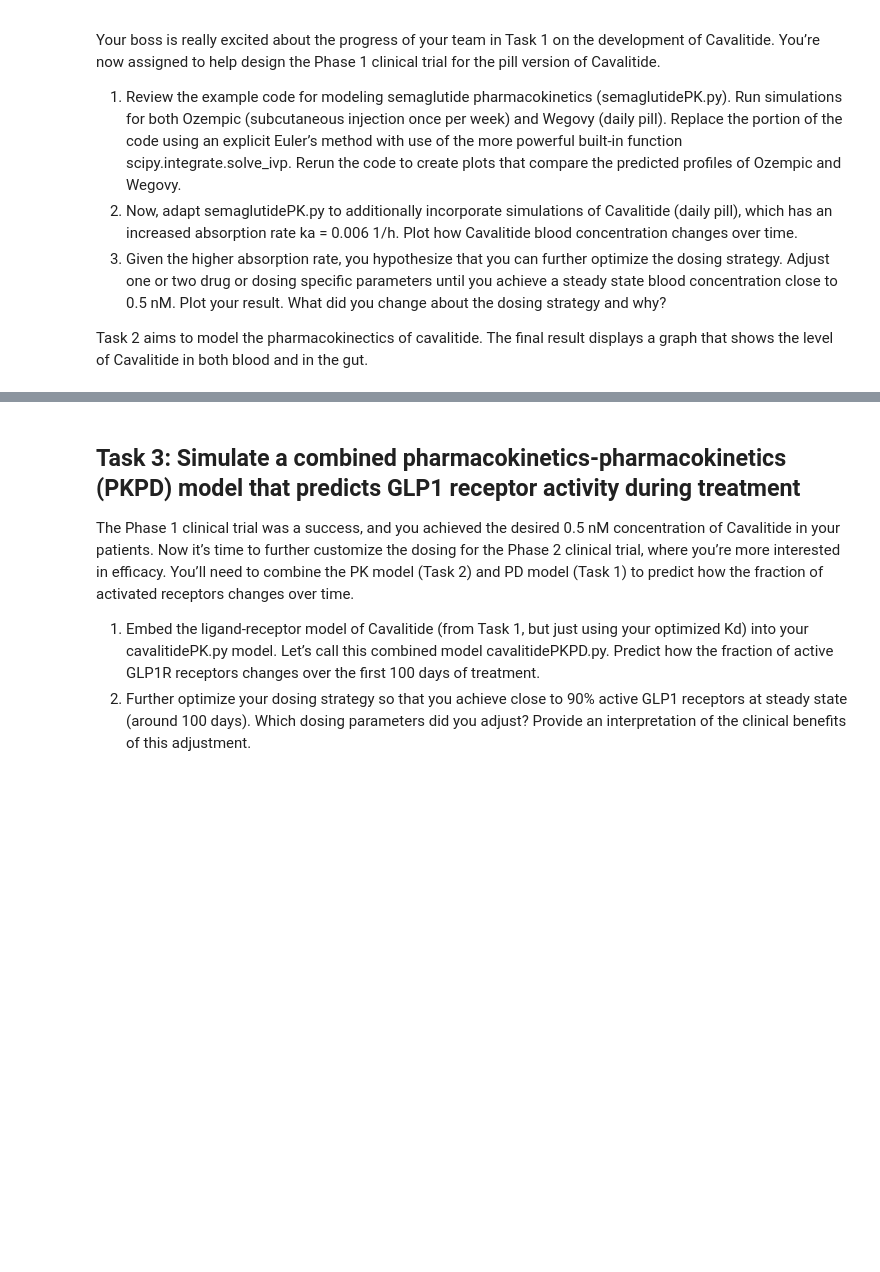
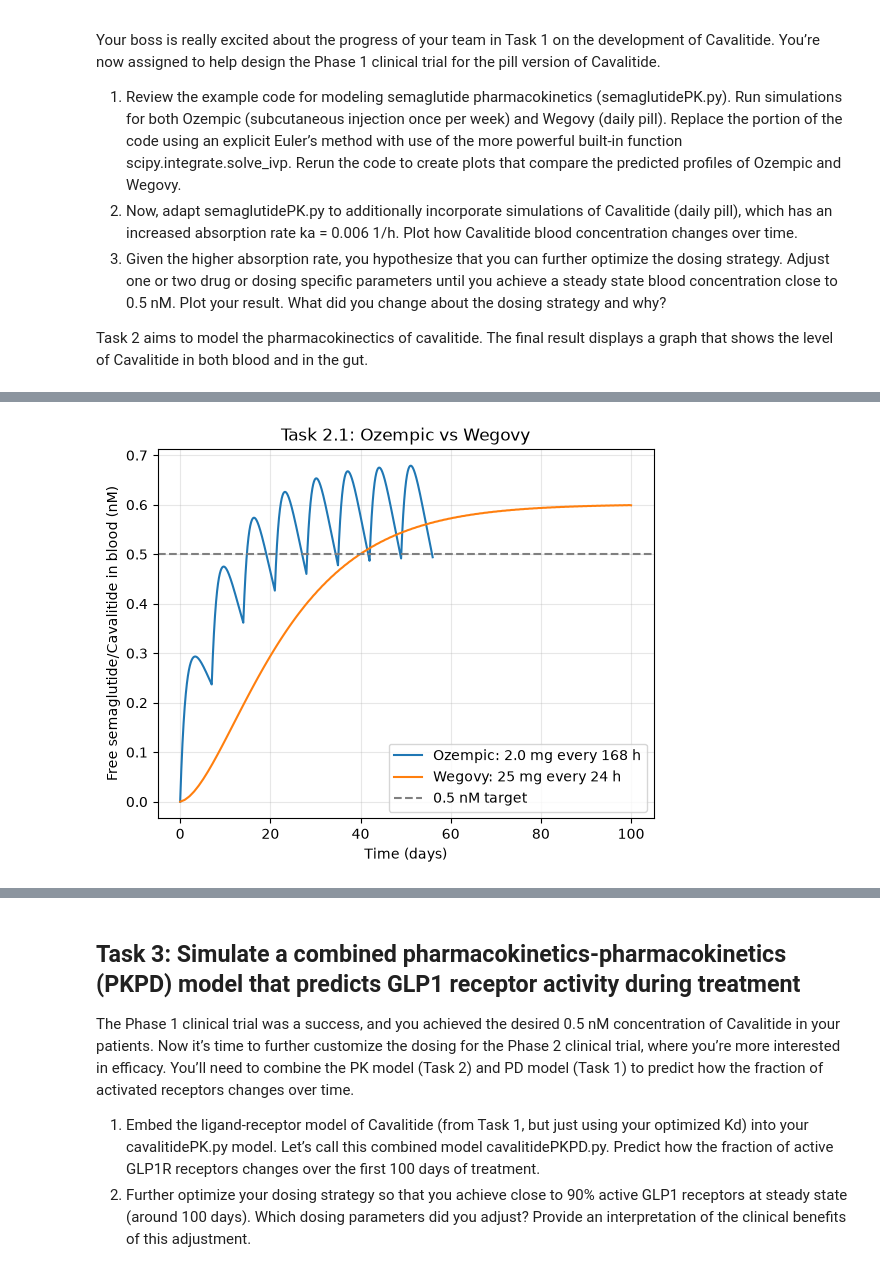
Before and after one commit to jcl321/BME2315_Module3, a Jupyter notebook: Module3_Project_Template.ipynb, the cells around one changed output, grey strips where cells are left out. Saved outputs shown, nothing was run; the diff lists cells and outputs as text; code cells hidden in the pictures; blank space fills up the shorter version.

```diff
--- a/Module3_Project_Template.ipynb
+++ b/Module3_Project_Template.ipynb
@@ -98,3 +98,99 @@ Your boss is really excited about the progress of your team in Task 1 on the dev
 3. Given the higher absorption rate, you hypothesize that you can further optimize the dosing strategy. Adjust one or two drug or dosing specific parameters until you achieve a steady state blood concentration close to 0.5 nM. Plot your result. What did you change about the dosing strategy and why?
 
 Task 2 aims to model the pharmacokinectics of cavalitide. The final result displays a graph that shows the level of Cavalitide in both blood and in the gut.
+# %%
+import numpy as np
+import matplotlib.pyplot as plt
+from scipy.integrate import solve_ivp      # CHANGED: use solve_ivp instead of Euler
+
+# product-specific parameters
+products = {
+    'Ozempic': dict(Favailable=0.89,   # bioavailability
+                    ka=0.029,          # 1/h, absorption rate
+                    D=2.0,             # mg per dose
+                    interval=168,      # h between doses (weekly)
+                    n_doses=8,         # number of doses
+                    depot='subcutaneous'),
+    'Wegovy':  dict(Favailable=0.01,
+                    ka=0.0029,
+                    D=25,               # mg
+                    interval=24,       # h between doses (daily)
+                    n_doses=100,
+                    depot='gut (oral)'),
+    # NEW (Task 2.2): Cavalitide pill, same as Wegovy but faster absorption
+    'Cavalitide': dict(Favailable=0.01,
+                    ka=0.006,
+                    D=25,
+                    interval=24,
+                    n_doses=100,
+                    depot='gut (oral)'),
+    # NEW (Task 2.3): Cavalitide with lower dose to reach ~0.5 nM
+    'Cavalitide 21 mg': dict(Favailable=0.01,
+                    ka=0.006,
+                    D=21,
+                    interval=24,
+                    n_doses=100,
+                    depot='gut (oral)'),
+}
+
+# shared model parameters
+ke = 0.0039     # 1/h, elimination rate
+V = 10.8        # L
+MW = 4113.6     # g/mol
+Ffree = 0.01    # rest of semaglutide bound to albumin
+
+# simulation parameters
+dt = 0.1        # h, spacing of output time points
+
+def ODEfunc(t, y, ka):
+    Asc, Cc = y
+    dAsc = -ka*Asc            # Asc: depot amount (mg)
+    dCc = ka*Asc/V - ke*Cc    # Cc: blood concentration (mg/L)
+    return [dAsc, dCc]
+
+def simulate(Favailable, ka, D, n_doses, interval, dt):
+    """Repeated dosing every `interval` h; returns time (h), depot amount (mg),
+    and blood concentration (nmol/L)."""
+    t_out, Asc_out, Cc_out = [], [], []
+    y = np.array([0.0, 0.0])
+    n_steps = int(round(interval / dt))
+    for i in range(n_doses):
+        y[0] += Favailable*D                 # absorbed fraction of dose enters the depot
+        t0 = i * interval
+        t_seg = t0 + dt * np.arange(n_steps + 1)
+
+        # CHANGED: solve_ivp replaces the explicit Euler loop
+        sol = solve_ivp(ODEfunc, (t_seg[0], t_seg[-1]), y, t_eval=t_seg,
+                        args=(ka,), rtol=1e-6)
+        y_seg = sol.y
+
+        t_out.append(t_seg)
+        Asc_out.append(y_seg[0])
+        Cc_out.append(y_seg[1])
+        y = y_seg[:, -1].copy()         # carry state into next interval
+    t = np.concatenate(t_out)
+    Asc_out = np.concatenate(Asc_out)
+    Cc_out = np.concatenate(Cc_out)
+    Cc_nM = Cc_out * 1e-3 / MW * 1e9
+    return t, Asc_out, Cc_nM
+
+# --- run and plot (CHANGED: plot several drugs together to compare) ---
+def compare(drugs, title):
+    for drug in drugs:
+        p = products[drug]
+        t, Asc, Cc = simulate(p['Favailable'], p['ka'], p['D'],
+                              p['n_doses'], p['interval'], dt)
+        plt.plot(t / 24, Ffree*Cc, label=f"{drug}: {p['D']} mg every {p['interval']} h")
+        print(f"{drug}: free conc at end = {Ffree*Cc[-1]:.3f} nM")
+    plt.axhline(0.5, ls='--', color='gray', label='0.5 nM target')
+    plt.xlabel("Time (days)")
+    plt.ylabel("Free semaglutide/Cavalitide in blood (nM)")
+    plt.title(title)
+    plt.legend()
+    plt.grid(alpha=0.3)
+    plt.show()
+
+compare(['Ozempic', 'Wegovy'], "Task 2.1: Ozempic vs Wegovy")
+compare(['Wegovy', 'Cavalitide'], "Task 2.2: Cavalitide vs Wegovy")
+compare(['Cavalitide', 'Cavalitide 21 mg'], "Task 2.3: Optimized Cavalitide dose")
+# %% [output]
@@ -100,0 +199 @@ Task 2 aims to model the pharmacokinectics of cavalitide. The final result displ
+[figure, added]
```
Also changed, not shown: parts of 1 cell of this notebook.
